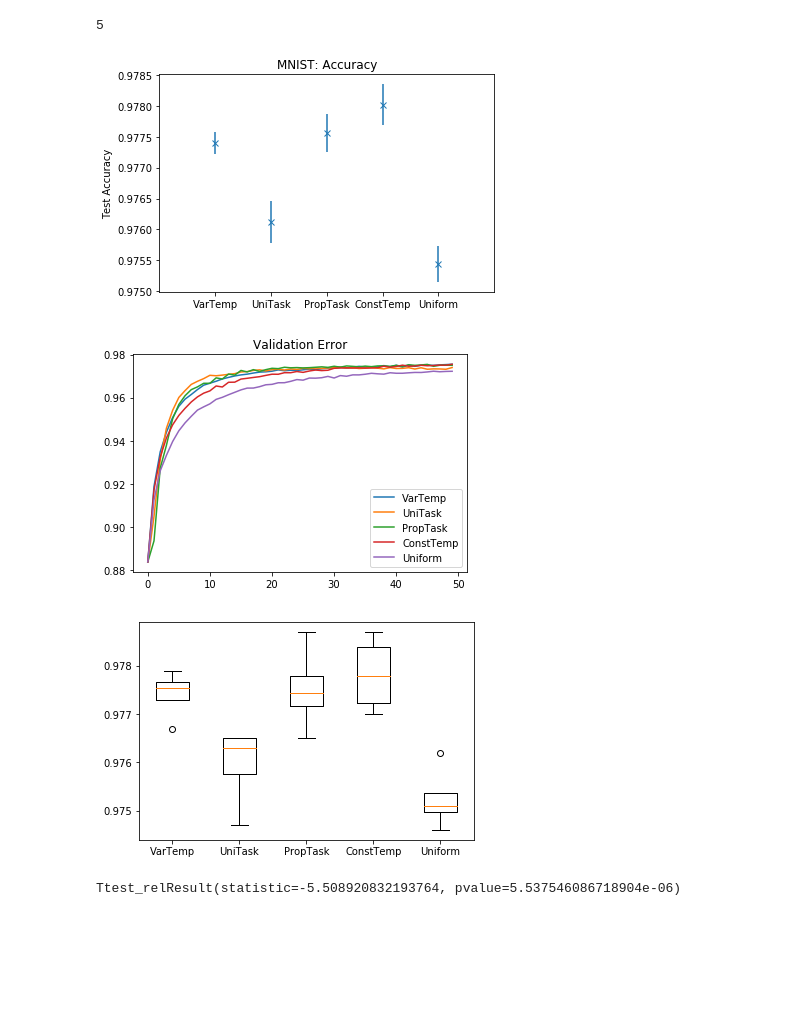
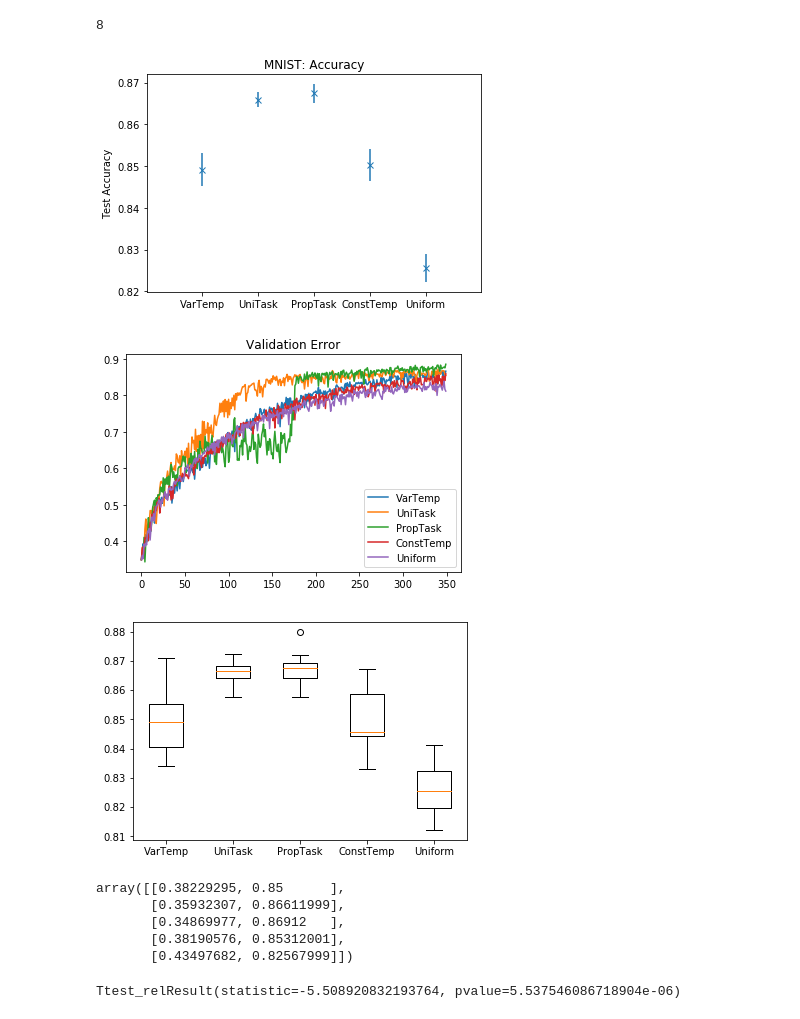
Before and after one commit to imcwilliam/Active_Learning_Project, a Jupyter notebook: MNIST FF Analysis-Copy1.ipynb, the cells around one changed output. Drawn from its saved outputs; the diff is of its cells as text; code cells hidden in the pictures; blank space fills up the shorter version.

```diff
--- a/MNIST FF Analysis-Copy1.ipynb
+++ b/MNIST FF Analysis-Copy1.ipynb
@@ -1,7 +1,9 @@
 # %%
 import numpy as np
-TestPerf = np.load("Test_Performance_MNIST_Various_CompBootstrap_Final.npy")
-ValError = np.load("Val_Acc_MNIST_Various_CompBootstrap_Final.npy")
+# TestPerf = np.load("Test_Performance_MNIST_Various_CompBootstrap_Final_Hard.npy")
+# ValError = np.load("Val_Error_MNIST_Various_CompBootstrap_Final_Hard.npy")
+TestPerf = np.load("Test_Performance_Geo_Various_Hard.npy")
+ValError = np.load("Val_Acc_Geo_Various_Hard.npy")
 # %%
 this = np.sum(np.sum(TestPerf,axis=0),axis=0)
 NumComplete = 0
@@ -9,7 +11,7 @@ while this[NumComplete] >0:
     NumComplete +=1
 print(NumComplete)
 # %% [output]
-5
+8
 # %%
 TestPerf = TestPerf[:,:,0:NumComplete]
 ValError = ValError[:,:,0:NumComplete]
@@ -35,15 +37,16 @@ else:
 
 plt.show()
 # %% [output]
-[figure, old version]
+[figure, new version]
 # %%
-plt.plot(np.mean(ValError,axis=2))
+# plt.plot(np.mean(ValError,axis=2))
+plt.plot(ValError[:,:,0])
 plt.legend(['VarTemp','UniTask','PropTask','ConstTemp','Uniform'],loc='best')
 thisplot = plt.gca()
 thisplot.set_title('Validation Error')
 plt.show()
 # %% [output]
-[figure, old version]
+[figure, new version]
 # %%
 import matplotlib.pyplot as plt
 fig, ax = plt.subplots()
@@ -53,4 +56,4 @@ my_xticks = ['VarTemp','UniTask','PropTask','ConstTemp','Uniform']
 plt.xticks(np.array([1,2,3,4,5],dtype=int), my_xticks)
 plt.show()
 # %% [output]
-[figure, old version]
+[figure, new version]
@@ -59,3 +60,11 @@ from scipy.stats import ttest_rel
+# %%
+TestPerf_Mean
+# %% [output]
+array([[0.38229295, 0.85      ],
+       [0.35932307, 0.86611999],
+       [0.34869977, 0.86912   ],
+       [0.38190576, 0.85312001],
+       [0.43497682, 0.82567999]])
 # %%
 ttest_rel(TestPerf[1,flag],TestPerf[2,flag])
 # %% [output]
```
Also changed, not shown: parts of 1 cell of this notebook, 42 other files.
